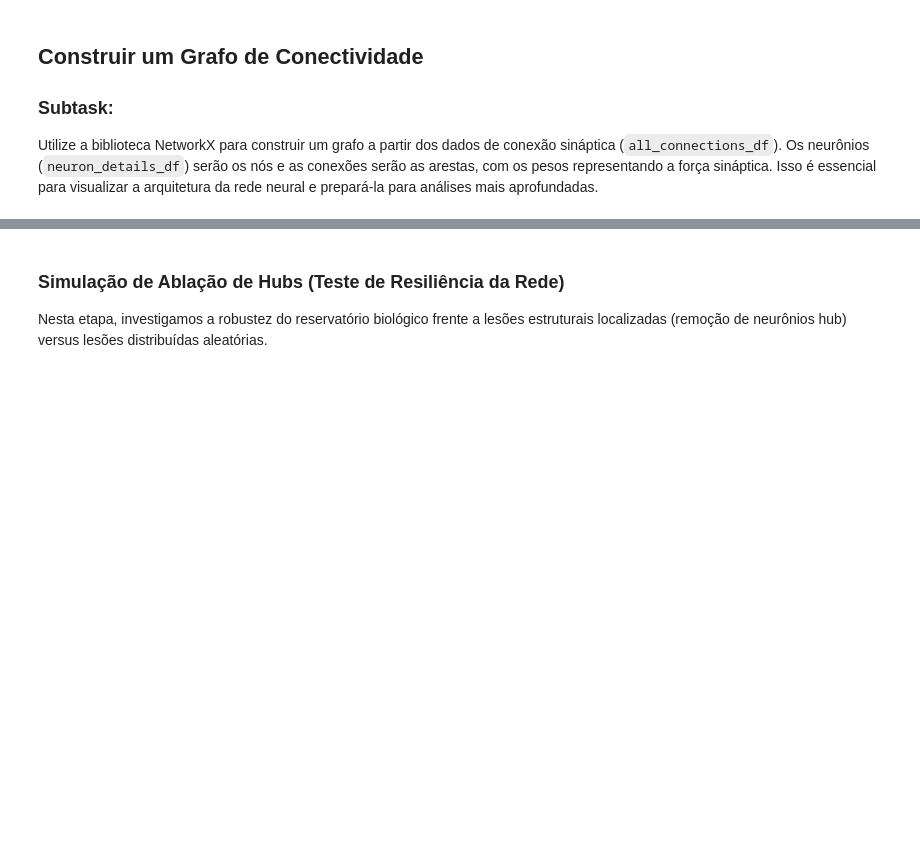
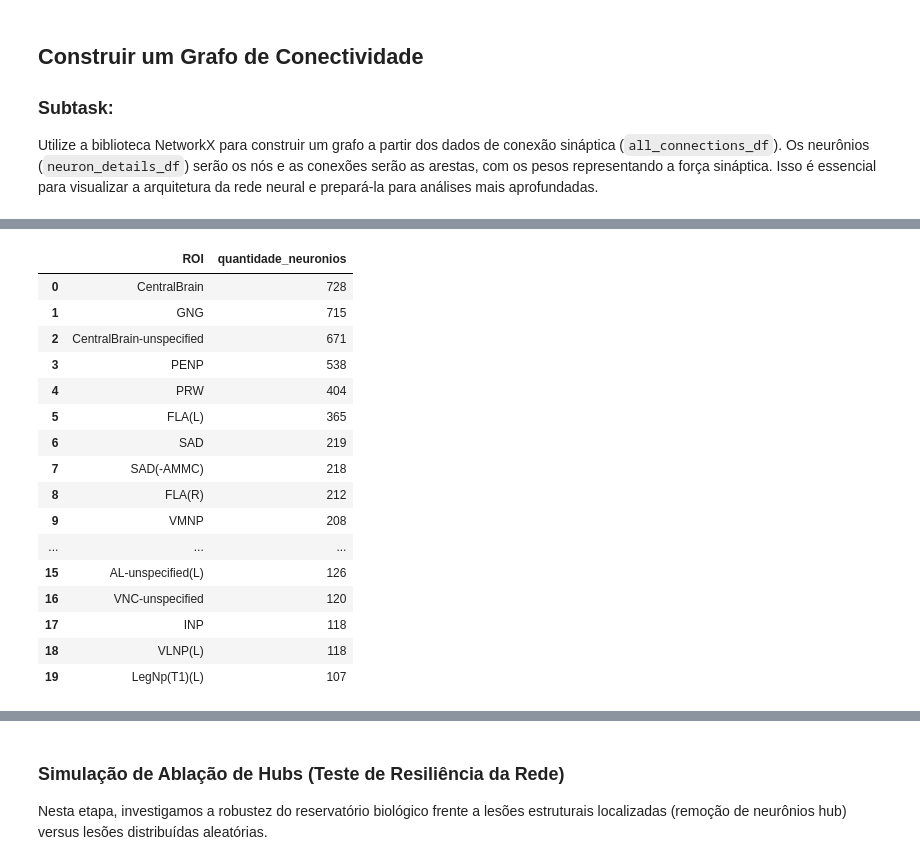
Before and after one commit to wellingtonsjbdev/drosophila-reservoir-computin, a Jupyter notebook: cerebro-de-mosca-reservoir.ipynb, the cells around one changed output, grey strips where cells are left out. Drawn from its saved outputs; the diff is of its cells as text; code cells hidden in the pictures; blank space fills up the shorter version.

```diff
--- a/cerebro-de-mosca-reservoir.ipynb
+++ b/cerebro-de-mosca-reservoir.ipynb
@@ -1280,20 +1932,40 @@ display(
 # %%
+from collections import Counter
+import pandas as pd
+
+# 1. Cria o contador (agora com a biblioteca importada corretamente)
 contador_rois = Counter()
 
+# 2. Faz a contagem
 for rois in neuronios_730["inputRois"].dropna():
     if isinstance(rois, list):
         contador_rois.update(rois)
 
-for rois in neuronios_730["outputRois"].dropna():
-    if isinstance(rois, list):
-        contador_rois.update(rois)
-
+# 3. Cria a tabela (corrigido para DataFrame com 'F' maiúsculo)
 tabela_rois = pd.DataFrame(
     contador_rois.most_common(20),
     columns=["ROI", "quantidade_neuronios"]
 )
 
 display(tabela_rois)
+# %% [output]
+|  | ROI | quantidade_neuronios |
+| 0 | CentralBrain | 728 |
+| 1 | GNG | 715 |
+| 2 | CentralBrain-unspecified | 671 |
+| 3 | PENP | 538 |
+| 4 | PRW | 404 |
+| 5 | FLA(L) | 365 |
+| 6 | SAD | 219 |
+| 7 | SAD(-AMMC) | 218 |
+| 8 | FLA(R) | 212 |
+| 9 | VMNP | 208 |
+| ... | ... | ... |
+| 15 | AL-unspecified(L) | 126 |
+| 16 | VNC-unspecified | 120 |
+| 17 | INP | 118 |
+| 18 | VLNP(L) | 118 |
+| 19 | LegNp(T1)(L) | 107 |
 # %%
 import pandas as pd
 
```
Also changed, not shown: parts of 205 cells of this notebook.
